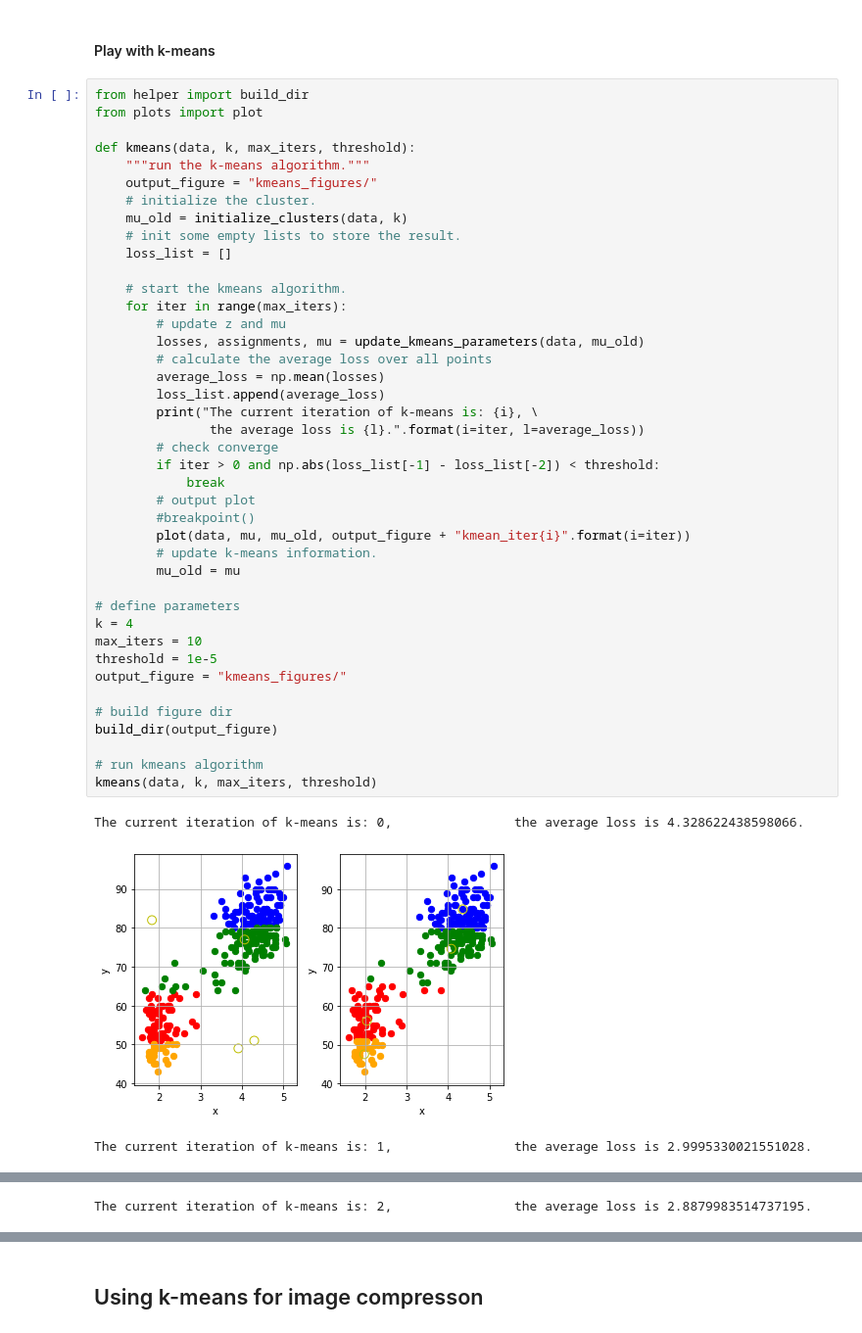
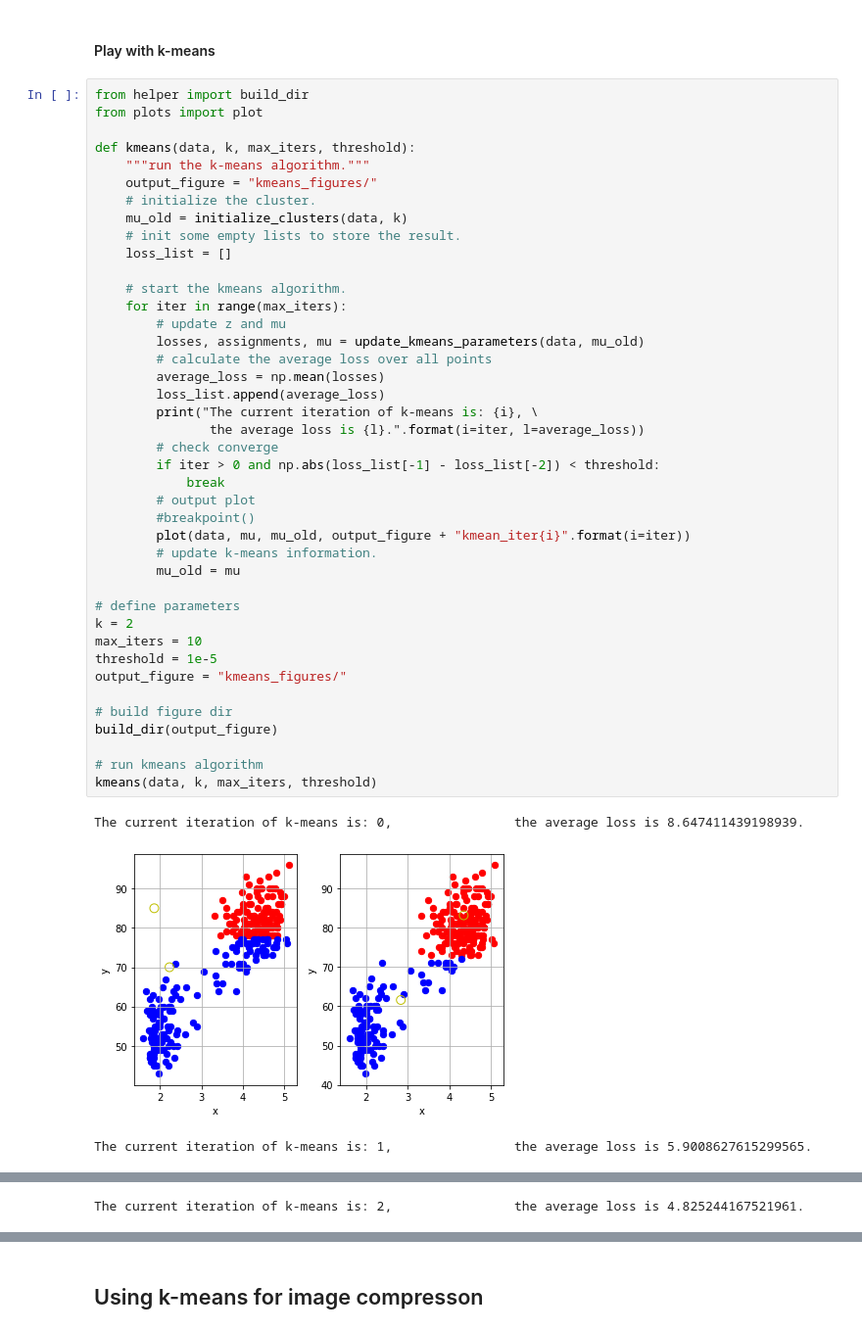
Before and after one commit to refik/ML_course, a Jupyter notebook: labs/ex08/template/ex08.ipynb, the cells around one changed output, grey strips where cells are left out. Shown: that part at 98% size. Drawn from its saved outputs; the diff is of its cells as text.

```diff
--- a/labs/ex08/template/ex08.ipynb
+++ b/labs/ex08/template/ex08.ipynb
@@ -91,34 +93,34 @@ def kmeans(data, k, max_iters, threshold):
 
     # start the kmeans algorithm.
     for iter in range(max_iters):
         # update z and mu
         losses, assignments, mu = update_kmeans_parameters(data, mu_old)
         # calculate the average loss over all points
         average_loss = np.mean(losses)
         loss_list.append(average_loss)
         print("The current iteration of k-means is: {i}, \
                the average loss is {l}.".format(i=iter, l=average_loss))
         # check converge
         if iter > 0 and np.abs(loss_list[-1] - loss_list[-2]) < threshold:
             break
         # output plot
         #breakpoint()
         plot(data, mu, mu_old, output_figure + "kmean_iter{i}".format(i=iter))
         # update k-means information.
         mu_old = mu
 
 # define parameters
-k = 4
+k = 2
 max_iters = 10
 threshold = 1e-5
 output_figure = "kmeans_figures/"
 
 # build figure dir
 build_dir(output_figure)
 
 # run kmeans algorithm
 kmeans(data, k, max_iters, threshold)
 # %% [output]
-The current iteration of k-means is: 0,                the average loss is 4.328622438598066.
+The current iteration of k-means is: 0,                the average loss is 8.647411439198939.
-[figure, old version]
+[figure, new version]
-The current iteration of k-means is: 1,                the average loss is 2.9995330021551028.
+The current iteration of k-means is: 1,                the average loss is 5.9008627615299565.
@@ -126 +128 @@ The current iteration of k-means is: 1,                the average loss is 2.999
-The current iteration of k-means is: 2,                the average loss is 2.8879983514737195.
+The current iteration of k-means is: 2,                the average loss is 4.825244167521961.
```
Also changed, not shown: parts of 3 cells of this notebook, 10 other files.
